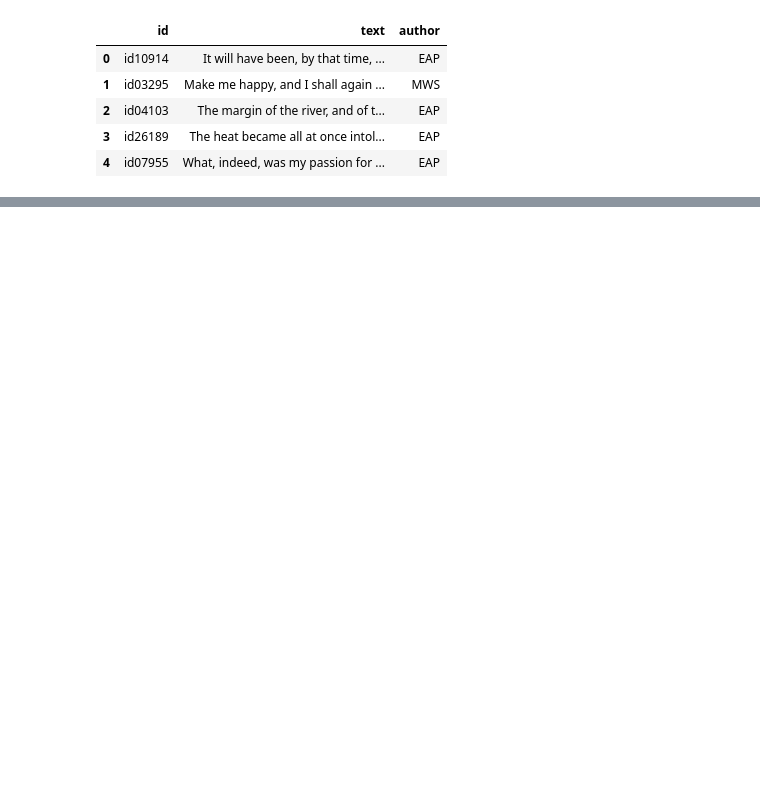
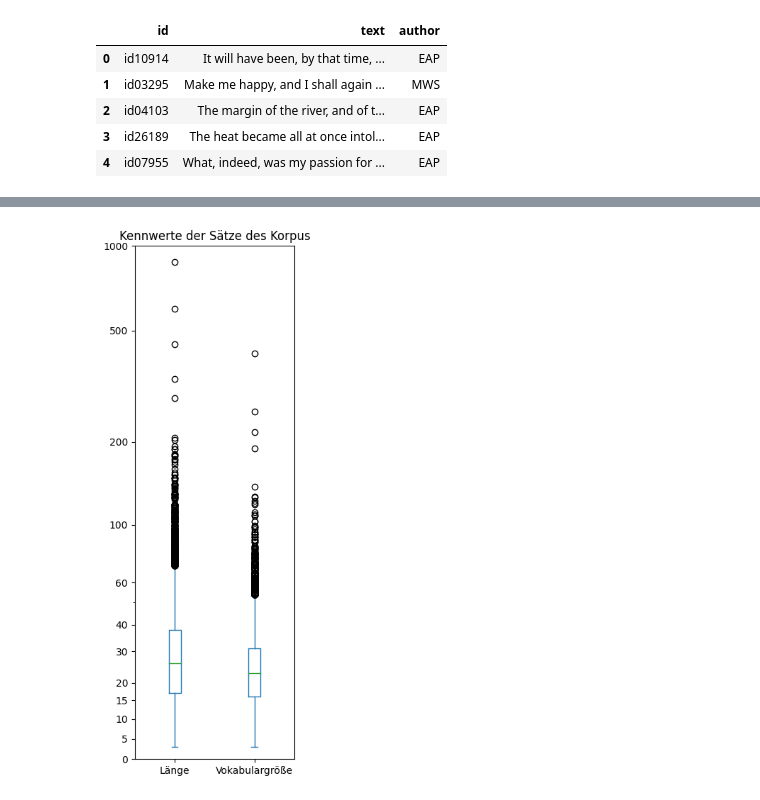
Before and after one commit to kobutri/pg_knowledge_discovery_ml, a Jupyter notebook: feature_exploration.ipynb, the cells around one changed output, grey strips where cells are left out. Cells and saved outputs as stored; diff of their text form; code cells hidden in the pictures; blank space fills up the shorter version.

```diff
--- a/feature_exploration.ipynb
+++ b/feature_exploration.ipynb
@@ -190,0 +189,4 @@ plt.show()
+# %%
+key_values = data.copy()
+key_values.text = key_values.text.apply(to_words)
+key_values
@@ -190,0 +207,17 @@ plt.show()
+# %%
+from matplotlib.ticker import ScalarFormatter
+from matplotlib.axis import Axis
+
+results = pd.DataFrame()
+results["Länge"] = key_values.text.apply(lambda x: len(x))
+results["Vokabulargröße"] =  key_values.text.apply(lambda x: len(pd.Series(x).unique()))
+# %%
+ax = results.plot.box(title="Kennwerte der Sätze des Korpus", figsize=(3, 8))
+ax.set_yscale("asinh", linear_width=30)
+Axis.set_major_formatter(ax.yaxis, ScalarFormatter())
+ax.set_ylim(bottom=0)
+ax.set_yticks([  0., 5 ,  10., 15, 20, 30, 40, 60 , 100., 200, 500, 1000])
+plt.tight_layout()
+plt.savefig("presentation/feature_exploration_corpus.png", dpi=300)
+# %% [output]
+[figure, added]
```
Also changed, not shown: parts of 7 cells of this notebook, 13 other files.
